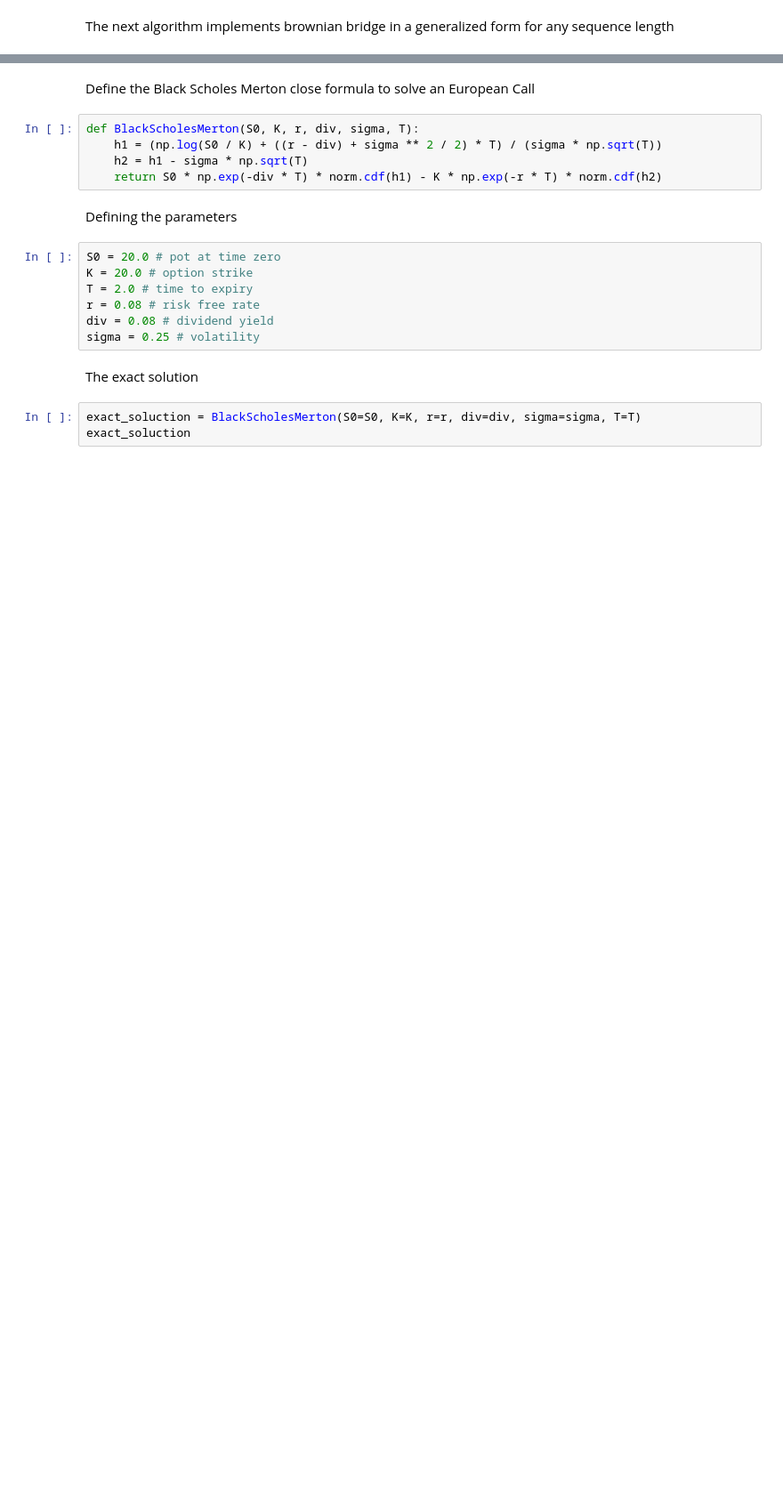
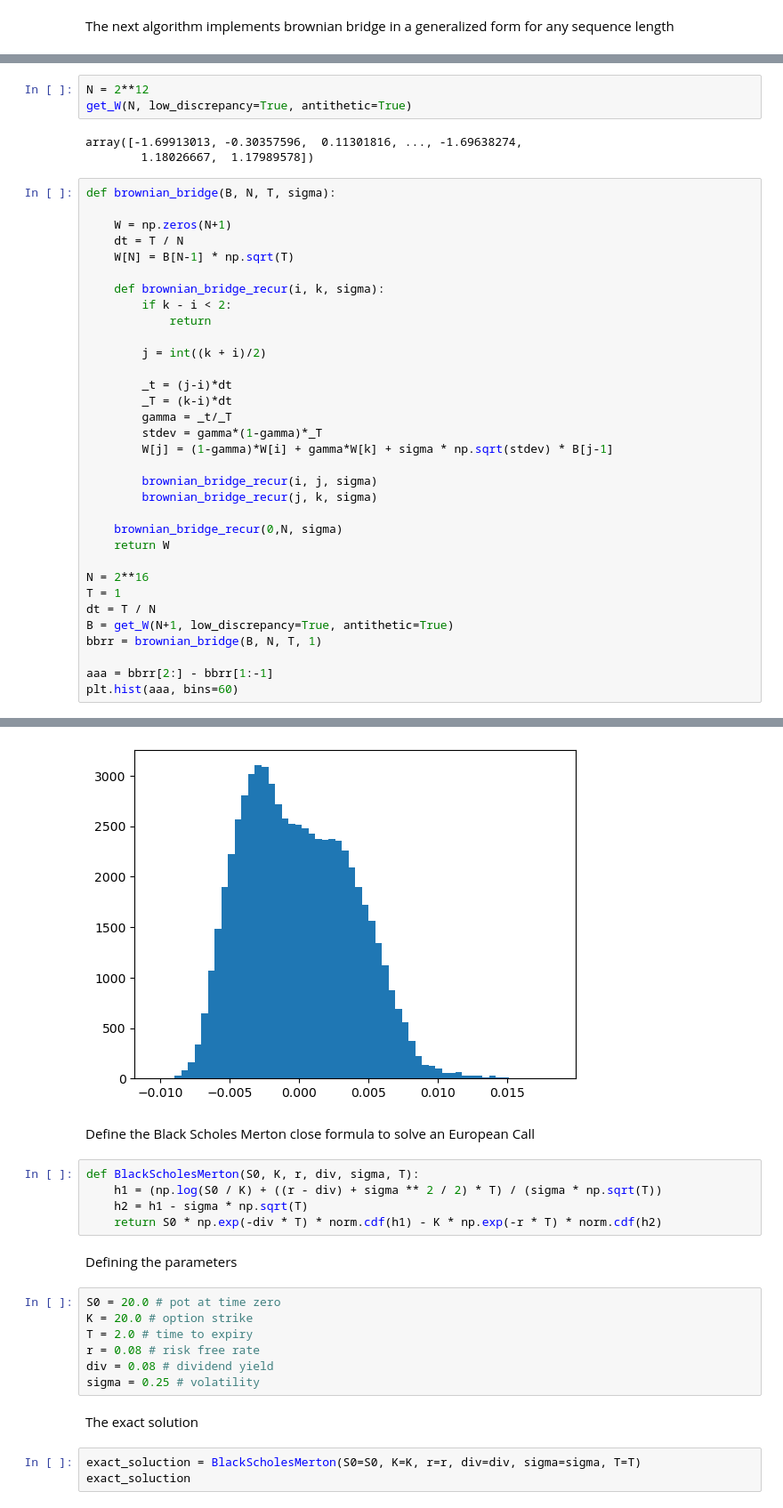
Before and after one commit to fbristotti/cqf, a Jupyter notebook: final/final.ipynb, the cells around one changed output, grey strips where cells are left out. Shown at 89% size. Cells and saved outputs as stored; diff of their text form; blank space fills up the shorter version.

```diff
--- a/final/final.ipynb
+++ b/final/final.ipynb
@@ -383,0 +481,40 @@ plt.hist(aaa, bins=30)
+# %%
+N = 2**12
+get_W(N, low_discrepancy=True, antithetic=True)
+# %% [output]
+array([-1.69913013, -0.30357596,  0.11301816, ..., -1.69638274,
+        1.18026667,  1.17989578])
+# %%
+def brownian_bridge(B, N, T, sigma):
+
+    W = np.zeros(N+1)
+    dt = T / N
+    W[N] = B[N-1] * np.sqrt(T)
+
+    def brownian_bridge_recur(i, k, sigma):
+        if k - i < 2:
+            return
+
+        j = int((k + i)/2)
+
+        _t = (j-i)*dt
+        _T = (k-i)*dt
+        gamma = _t/_T
+        stdev = gamma*(1-gamma)*_T
+        W[j] = (1-gamma)*W[i] + gamma*W[k] + sigma * np.sqrt(stdev) * B[j-1]
+
+        brownian_bridge_recur(i, j, sigma)
+        brownian_bridge_recur(j, k, sigma)
+
+    brownian_bridge_recur(0,N, sigma)
+    return W
+
+N = 2**16
+T = 1
+dt = T / N
+B = get_W(N+1, low_discrepancy=True, antithetic=True)
+bbrr = brownian_bridge(B, N, T, 1)
+
+aaa = bbrr[2:] - bbrr[1:-1]
+plt.hist(aaa, bins=60)
+# %% [output]
@@ -384,3 +538,4 @@ plt.hist(aaa, bins=30)
+[figure, added]
 # %% [markdown]
 Define the Black Scholes Merton close formula to solve an European Call
 # %%
```
Also changed, not shown: parts of 9 cells of this notebook, 2 other files.
